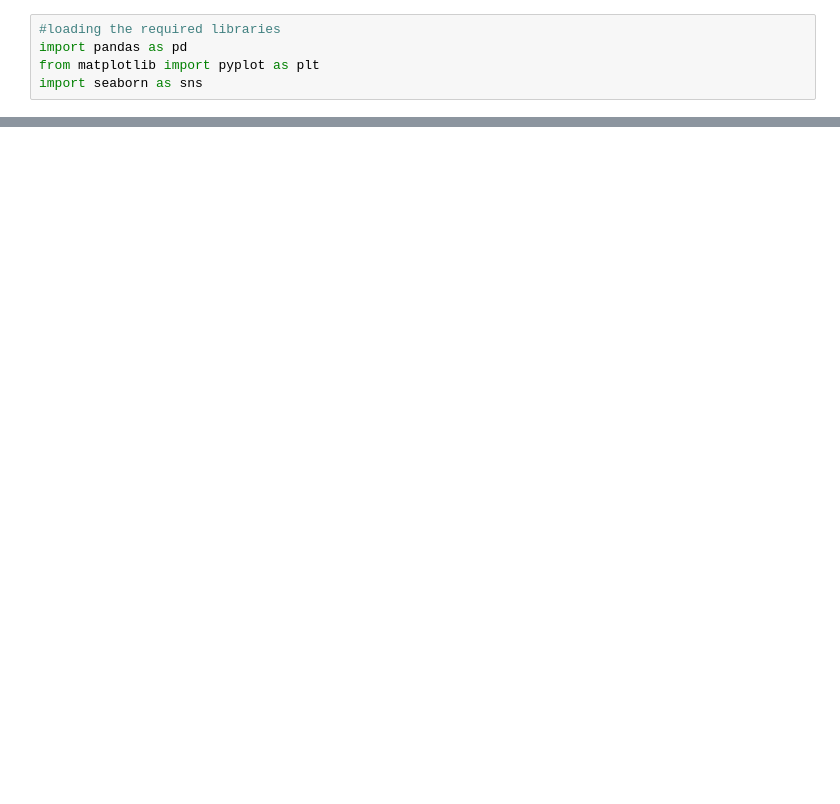
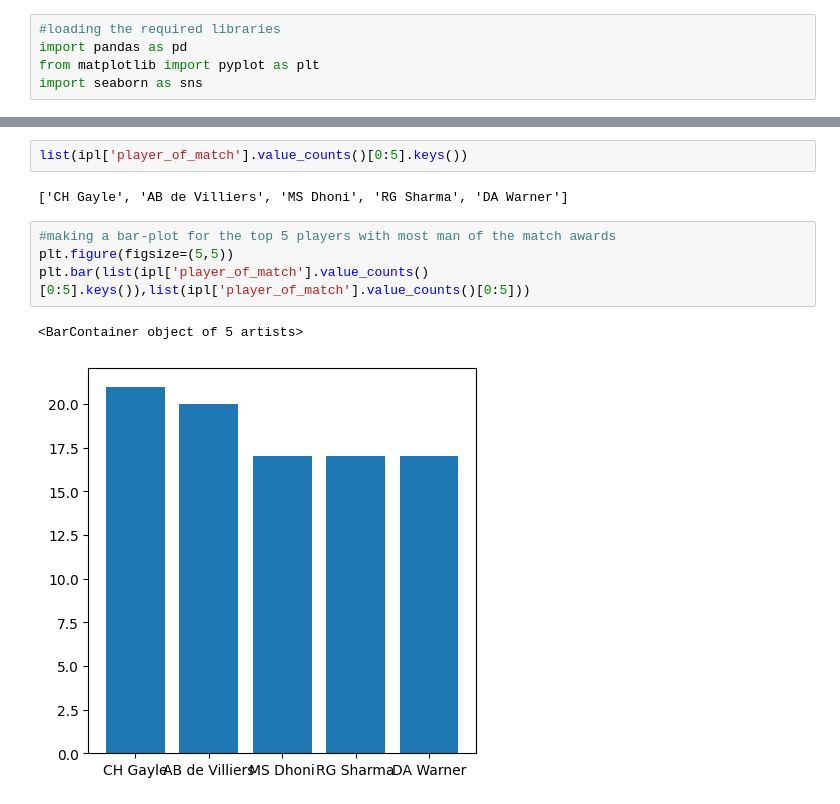
Before and after one commit to CoderMacha/EDA-on-ipl-data, a Jupyter notebook: ipl.ipynb, the cells around one changed output, grey strips where cells are left out. Saved outputs shown, nothing was run; the diff lists cells and outputs as text; blank space fills up the shorter version.

```diff
--- a/ipl.ipynb
+++ b/ipl.ipynb
@@ -10,0 +69,11 @@ FileNotFoundError: [Errno 2] No such file or directory: 'required_data/matches(1
+# %%
+list(ipl['player_of_match'].value_counts()[0:5].keys())
+# %% [output]
+['CH Gayle', 'AB de Villiers', 'MS Dhoni', 'RG Sharma', 'DA Warner']
+# %%
+#making a bar-plot for the top 5 players with most man of the match awards
+plt.figure(figsize=(5,5))
+plt.bar(list(ipl['player_of_match'].value_counts()[0:5].keys()),list(ipl['player_of_match'].value_counts()[0:5]))
+# %% [output]
+<BarContainer object of 5 artists>
+[figure, added]
```
Also changed, not shown: parts of 23 cells of this notebook, 1 other file.
